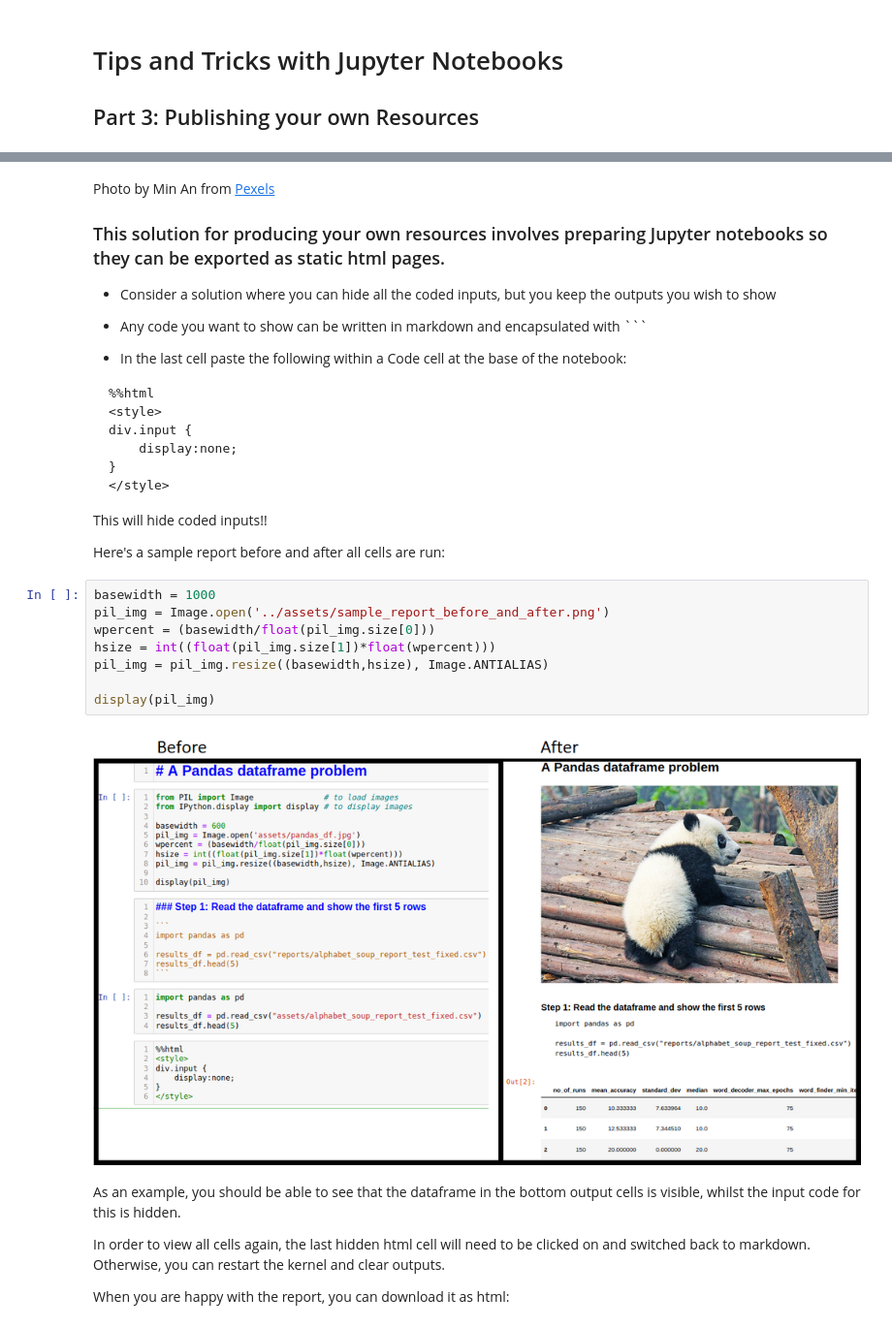
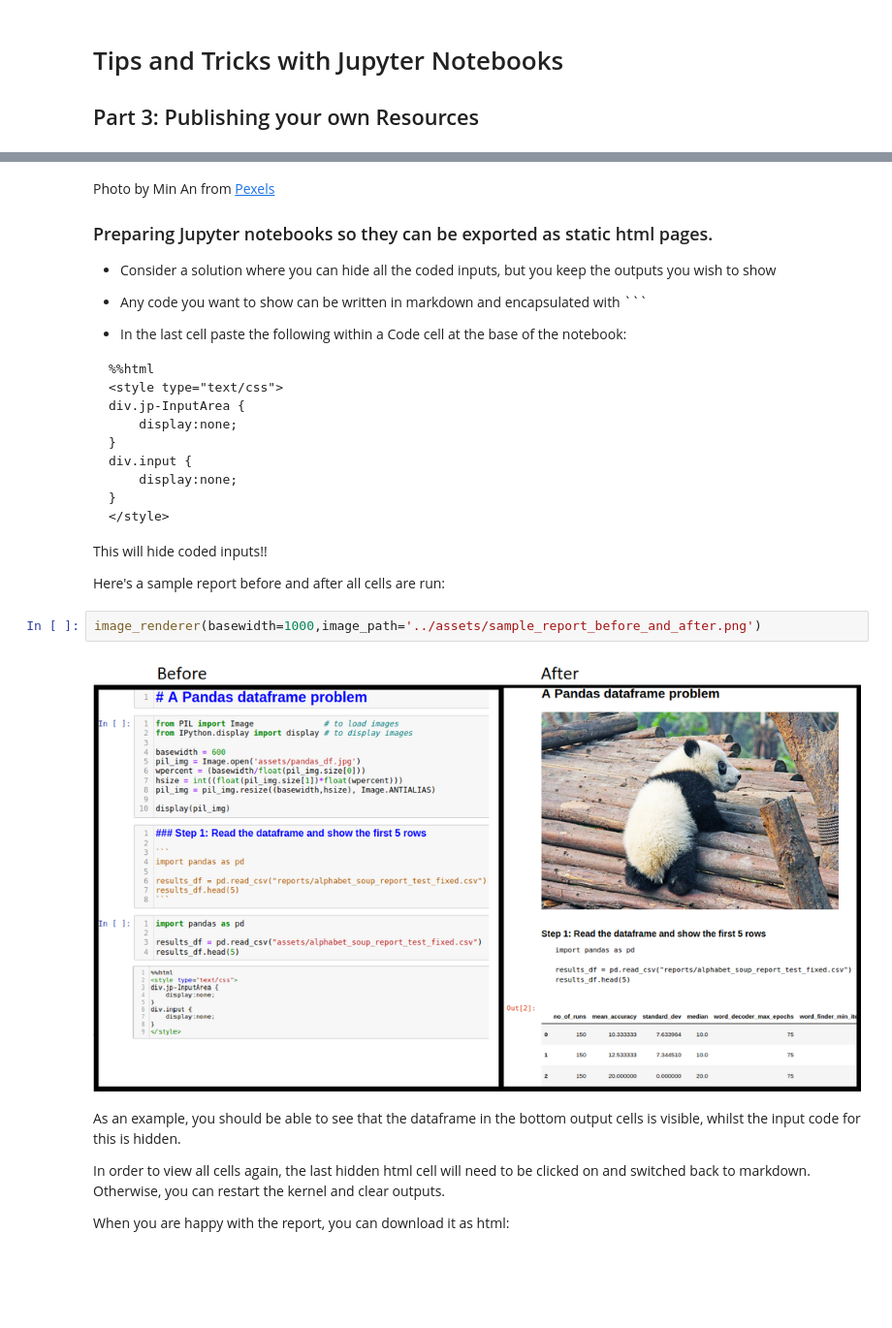
Before and after one commit to Kremzeeq/jupyter_notebooks_tips_and_tricks, a Jupyter notebook: jupyter_notebooks/tips_and_tricks_p3.ipynb, the cells around one changed output, grey strips where cells are left out. Shown at 97% size. Saved outputs shown, nothing was run; the diff lists cells and outputs as text; blank space fills up the shorter version.

````diff
--- a/jupyter_notebooks/tips_and_tricks_p3.ipynb
+++ b/jupyter_notebooks/tips_and_tricks_p3.ipynb
@@ -18,7 +10,7 @@ display(pil_img)
 # %% [markdown]
 Photo by Min An from [Pexels](https://www.pexels.com/photo/person-using-typewriter-1448709/)
 
-### This solution for producing your own resources involves preparing Jupyter notebooks so they can be exported as static html pages.
+### Preparing Jupyter notebooks so they can be exported as static html pages.
 
 - Consider a solution where you can hide all the coded inputs, but you keep the outputs you wish to show
 
@@ -28,7 +20,10 @@ Photo by Min An from [Pexels](https://www.pexels.com/photo/person-using-typewrit
 
 ```
 %%html
-<style>
+<style type="text/css">
+div.jp-InputArea {
+    display:none;
+}
 div.input {
     display:none;
 }
@@ -38,16 +33,10 @@ div.input {
 This will hide coded inputs!!
 
 Here's a sample report before and after all cells are run:
-# %%
-basewidth = 1000
-pil_img = Image.open('../assets/sample_report_before_and_after.png')
-wpercent = (basewidth/float(pil_img.size[0]))
-hsize = int((float(pil_img.size[1])*float(wpercent)))
-pil_img = pil_img.resize((basewidth,hsize), Image.ANTIALIAS)
-
-display(pil_img)
-# %% [output]
-[figure, removed]
+# %%
+image_renderer(basewidth=1000,image_path='../assets/sample_report_before_and_after.png')
+# %% [output]
+[figure, added]
 # %% [markdown]
 As an example, you should be able to see that the dataframe in the bottom output cells is visible, whilst the input code for this is hidden.
 
````
Also changed, not shown: parts of 6 cells of this notebook, 10 other files.
